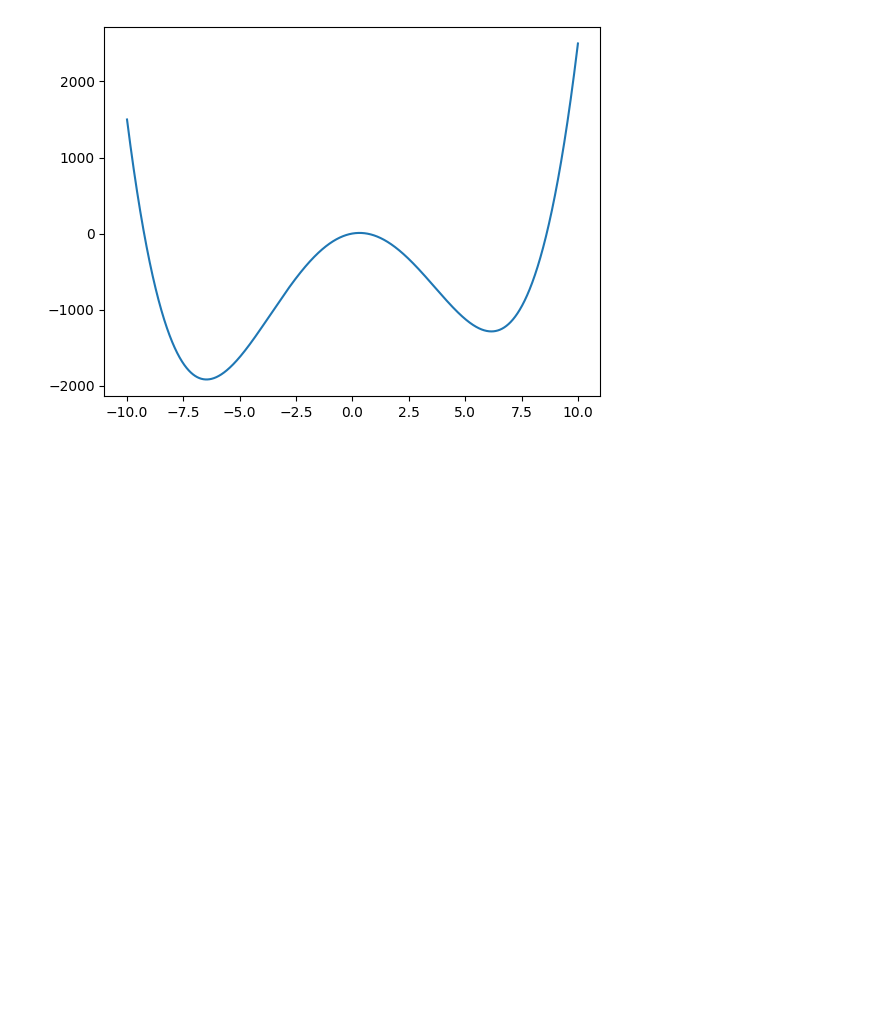
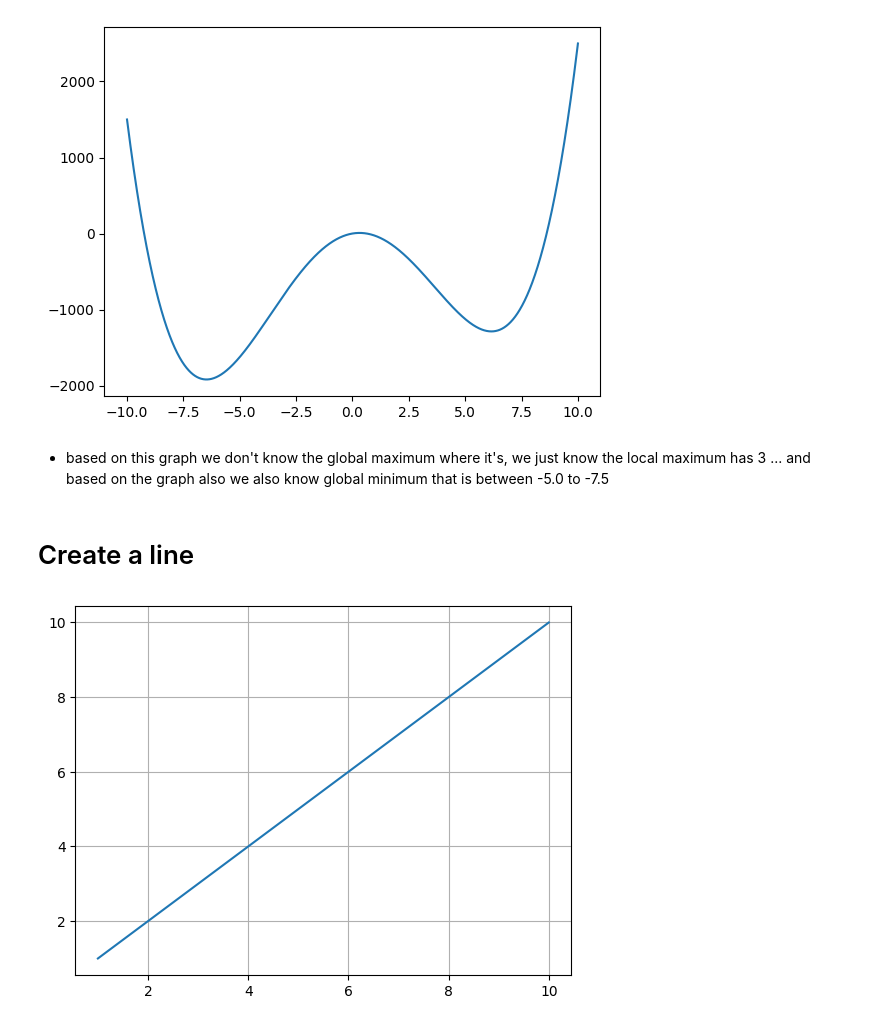
Before and after one commit to aminuddin1234/Artificial_inteligent_and_machine_learning_course, a Jupyter notebook: AI & ML courses/Day 14 - Calculus/Slopes and Gradients.ipynb, the cells around one changed output. Saved outputs shown, nothing was run; the diff lists cells and outputs as text; code cells hidden in the pictures; blank space fills up the shorter version.

```diff
--- a/AI & ML courses/Day 14 - Calculus/Slopes and Gradients.ipynb
+++ b/AI & ML courses/Day 14 - Calculus/Slopes and Gradients.ipynb
@@ -130,3 +141,15 @@ plt.plot(x,result)
 # %% [output]
 [<matplotlib.lines.Line2D at 0x...>]
 [figure]
+# %% [markdown]
+- based on this graph we don't know the global maximum where it's, we just know the local maximum has 3 ... and based on the graph also we also know global minimum that is between -5.0 to -7.5
+# %% [markdown]
+# Create a line
+# %%
+x = np.linspace(1,10)
+y = x
+
+plt.plot(x, y)
+plt.grid(True)
+# %% [output]
+[figure, added]
```
Also changed, not shown: parts of 6 cells of this notebook, 1 other file.
